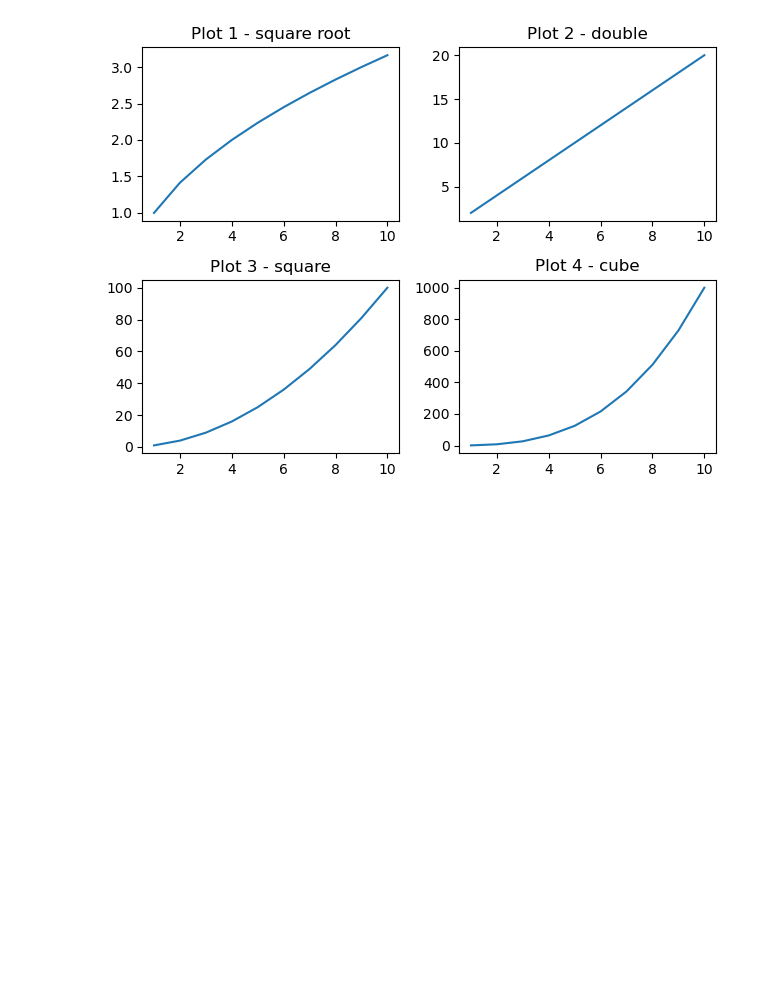
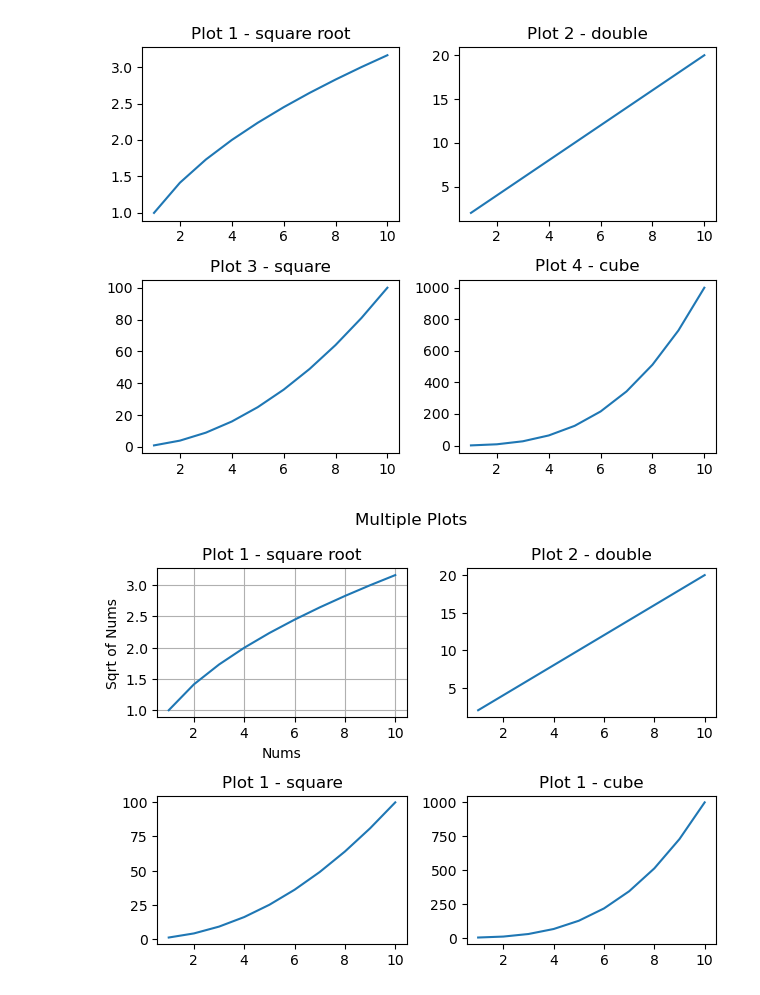
Before and after one commit to Devsbygayatri/AI-ML-Learning-Journey, a Jupyter notebook: matplotlib_tutorial.ipynb, the cells around one changed output. Cells and saved outputs as stored; diff of their text form; code cells hidden in the pictures; blank space fills up the shorter version.

Commit message:
Modern Matplotlib

```diff
--- a/matplotlib_tutorial.ipynb
+++ b/matplotlib_tutorial.ipynb
@@ -522,3 +522,33 @@ plt.tight_layout()
 plt.show()
 # %% [output]
 [figure]
+# %%
+# NOTE: Above all plots uses state based API
+
+# MODERN MATPLOTLIB -> Oops based API -> Industry based
+
+#plt.subplots(row, col) ---> figure & axes #IMP - Notice 's' in subplots here unlike before
+
+# multiple plots
+fig , ax = plt.subplots(2, 2) # total no. of rows , col decided first only
+
+ax[0][0].plot(x, y1)
+ax[0][0].set_title("Plot 1 - square root") # set title
+ax[0][0].set_xlabel("Nums")
+ax[0][0].set_ylabel("Sqrt of Nums")
+
+ax[0][1].plot(x, y2)
+ax[0][1].set_title("Plot 2 - double")
+
+ax[1][0].plot(x, y3)
+ax[1][0].set_title("Plot 1 - square")
+
+ax[1][1].plot(x, y4)
+ax[1][1].set_title("Plot 1 - cube")
+
+fig.suptitle("Multiple Plots") # super title -> IMP: 'fig._' used to change something in entire graph, but 'ax' used for individual components/plots
+fig.tight_layout()
+
+ax[0][0].grid(True)
+# %% [output]
+[figure, added]
```
Also changed, not shown: parts of 1 cell of this notebook.
